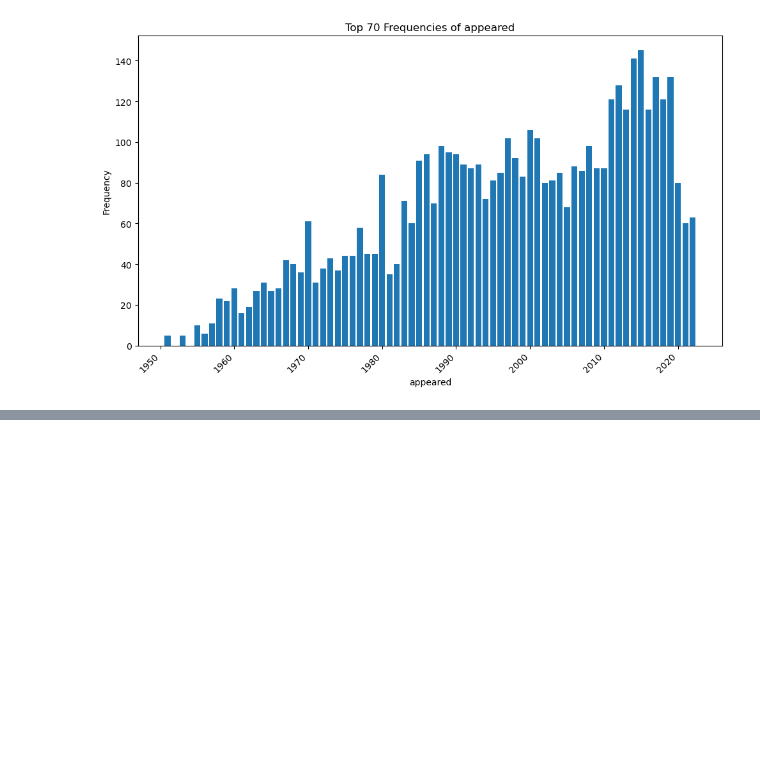
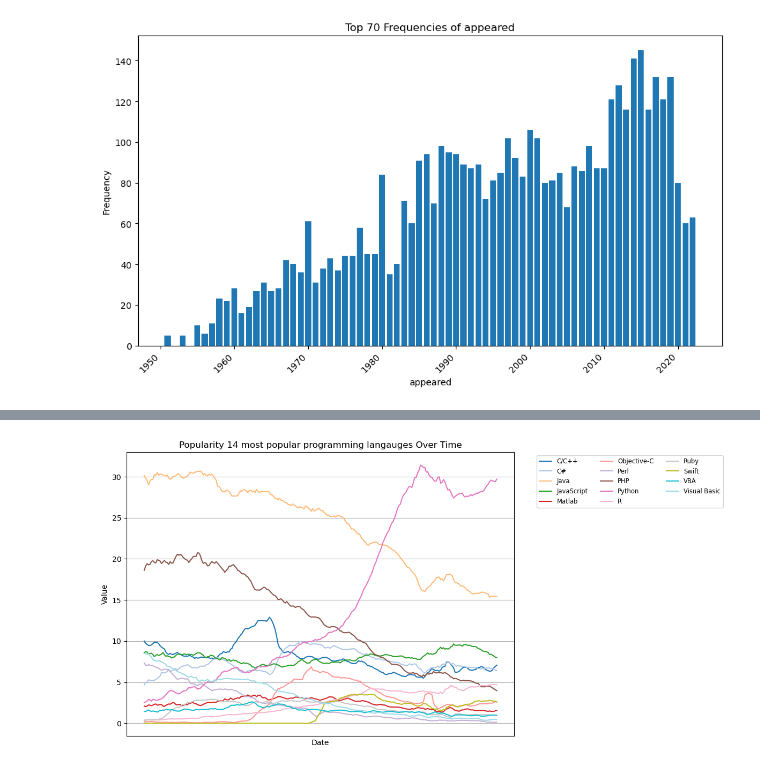
Before and after one commit to com-480-data-visualization/VHXplore, a Jupyter notebook: Milestones/milestone1/EDA.ipynb, the cells around one changed output, grey strips where cells are left out. Drawn from its saved outputs; the diff is of its cells as text; code cells hidden in the pictures; blank space fills up the shorter version.

```diff
--- a/Milestones/milestone1/EDA.ipynb
+++ b/Milestones/milestone1/EDA.ipynb
@@ -118,0 +201,4 @@ commit
+# %%
+show(df, 1)
+# %% [output]
+[figure, added]
```
Also changed, not shown: parts of 18 cells of this notebook, 1 other file.
